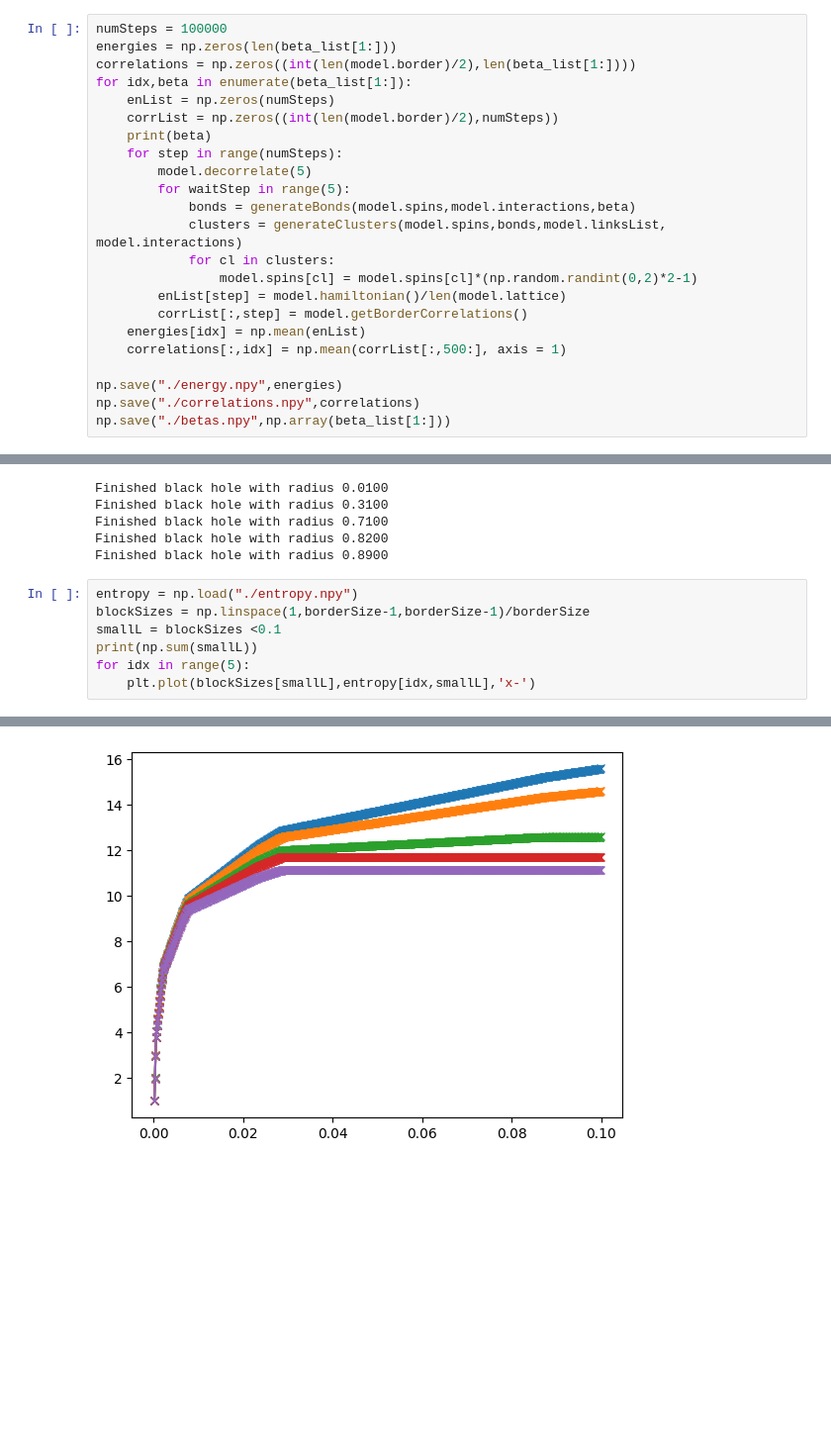
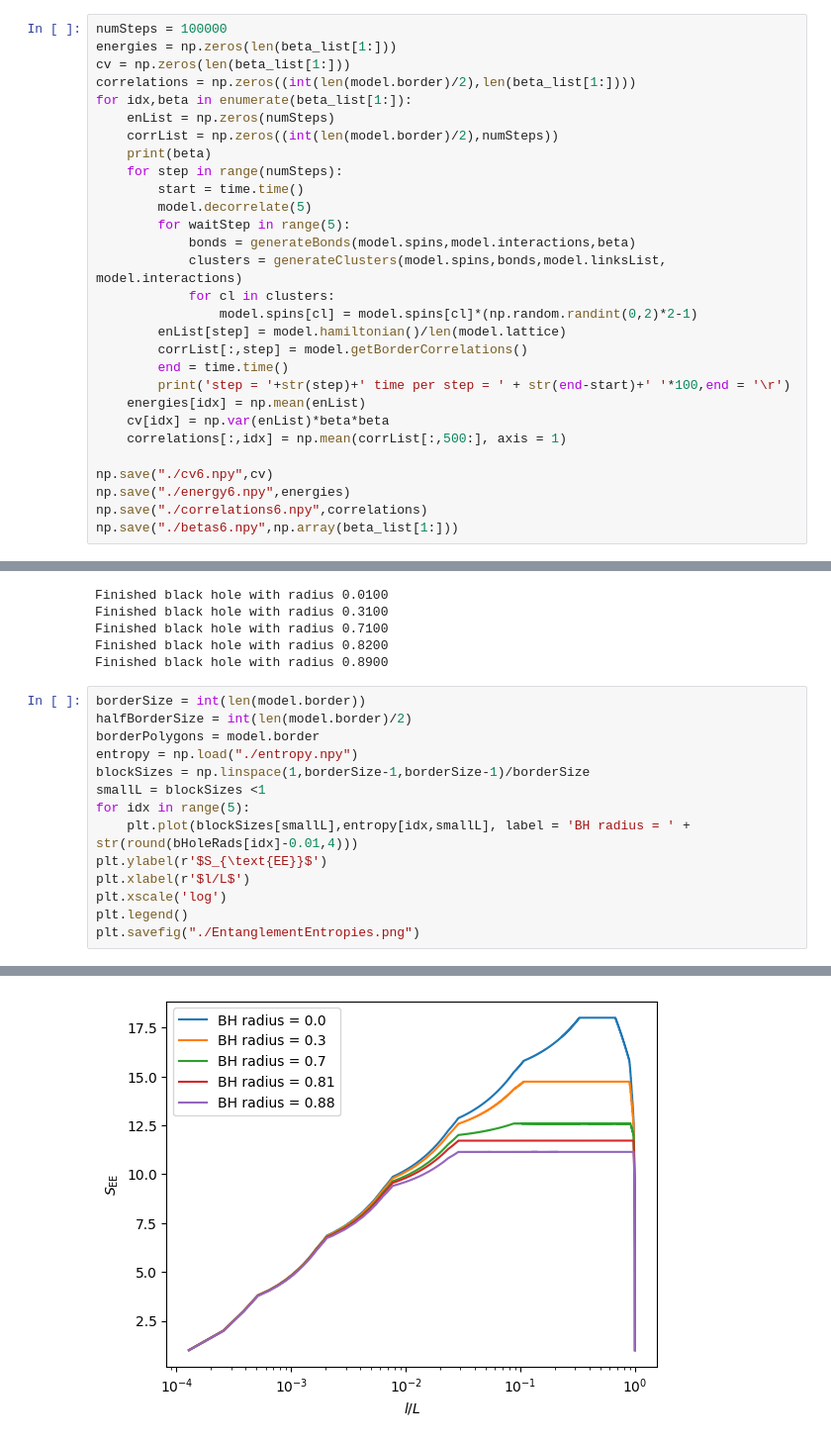
Before and after one commit to Alejo-Costa-Duran/HyperbolicFractonModel, a Jupyter notebook: Simulation.ipynb, the cells around one changed output, grey strips where cells are left out. Shown at 99% size. Drawn from its saved outputs; the diff is of its cells as text; blank space fills up the shorter version.

```diff
--- a/Simulation.ipynb
+++ b/Simulation.ipynb
@@ -145,12 +149,14 @@ print(1/beta_list[1:])
 # %%
 numSteps = 100000
 energies = np.zeros(len(beta_list[1:]))
+cv = np.zeros(len(beta_list[1:]))
 correlations = np.zeros((int(len(model.border)/2),len(beta_list[1:])))
 for idx,beta in enumerate(beta_list[1:]):
     enList = np.zeros(numSteps)
     corrList = np.zeros((int(len(model.border)/2),numSteps))
     print(beta)
     for step in range(numSteps):
+        start = time.time()
         model.decorrelate(5)
         for waitStep in range(5):
             bonds = generateBonds(model.spins,model.interactions,beta)
@@ -159,11 +165,15 @@ for idx,beta in enumerate(beta_list[1:]):
                 model.spins[cl] = model.spins[cl]*(np.random.randint(0,2)*2-1)
         enList[step] = model.hamiltonian()/len(model.lattice)
         corrList[:,step] = model.getBorderCorrelations()
+        end = time.time()
+        print('step = '+str(step)+' time per step = ' + str(end-start)+' '*100,end = '\r')
     energies[idx] = np.mean(enList)
+    cv[idx] = np.var(enList)*beta*beta
     correlations[:,idx] = np.mean(corrList[:,500:], axis = 1)
 
-np.save("./energy.npy",energies)
-np.save("./correlations.npy",correlations)
-np.save("./betas.npy",np.array(beta_list[1:]))
+np.save("./cv6.npy",cv)
+np.save("./energy6.npy",energies)
+np.save("./correlations6.npy",correlations)
+np.save("./betas6.npy",np.array(beta_list[1:]))
 # %% [output]
 12.5
@@ -225,10 +252,17 @@ Finished black hole with radius 0.7100
 Finished black hole with radius 0.8200
 Finished black hole with radius 0.8900
 # %%
+borderSize = int(len(model.border))
+halfBorderSize = int(len(model.border)/2)
+borderPolygons = model.border
 entropy = np.load("./entropy.npy")
 blockSizes = np.linspace(1,borderSize-1,borderSize-1)/borderSize
-smallL = blockSizes <0.1
-print(np.sum(smallL))
+smallL = blockSizes <1
 for idx in range(5):
-    plt.plot(blockSizes[smallL],entropy[idx,smallL],'x-')
+    plt.plot(blockSizes[smallL],entropy[idx,smallL], label = 'BH radius = ' + str(round(bHoleRads[idx]-0.01,4)))
+plt.ylabel(r'$S_{\text{EE}}$')
+plt.xlabel(r'$l/L$')
+plt.xscale('log')
+plt.legend()
+plt.savefig("./EntanglementEntropies.png")
 # %% [output]
@@ -236 +269 @@ for idx in range(5):
-[figure, old version]
+[figure, new version]
```
Also changed, not shown: parts of 6 cells of this notebook, 6 other files.
